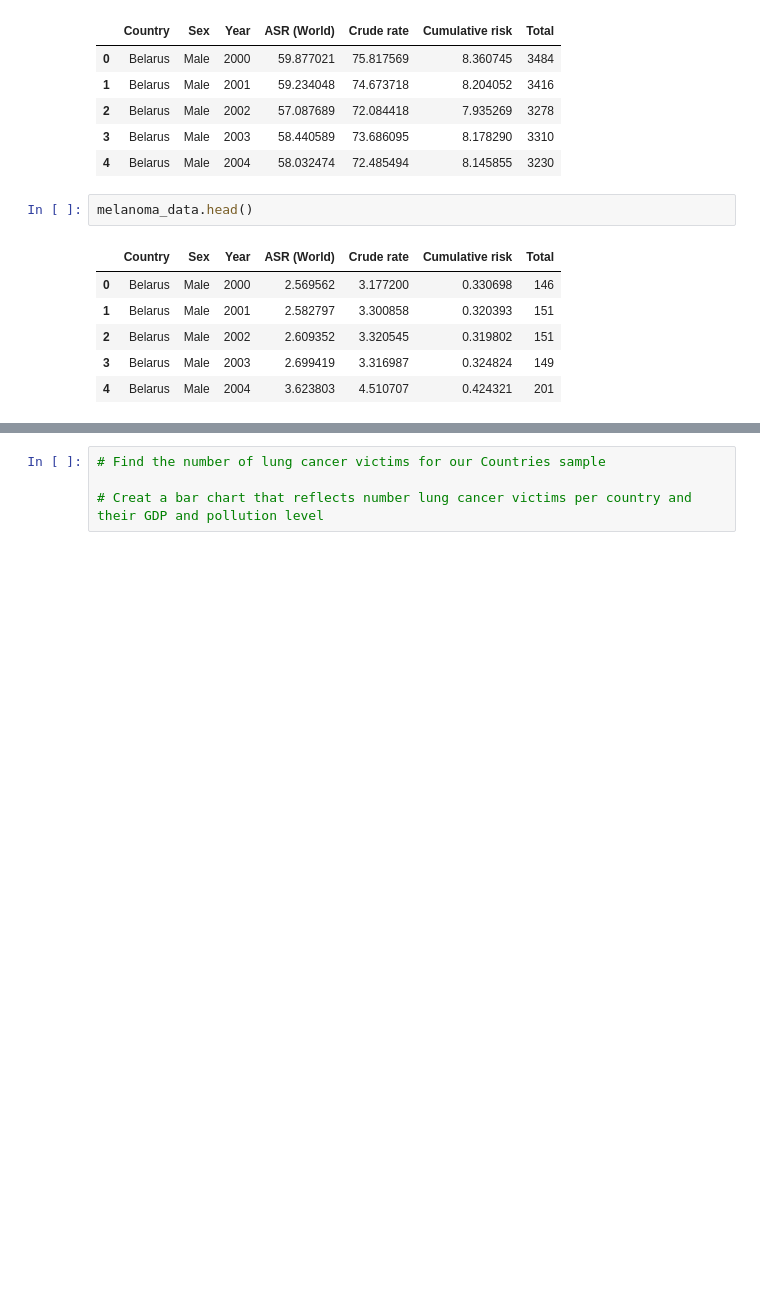
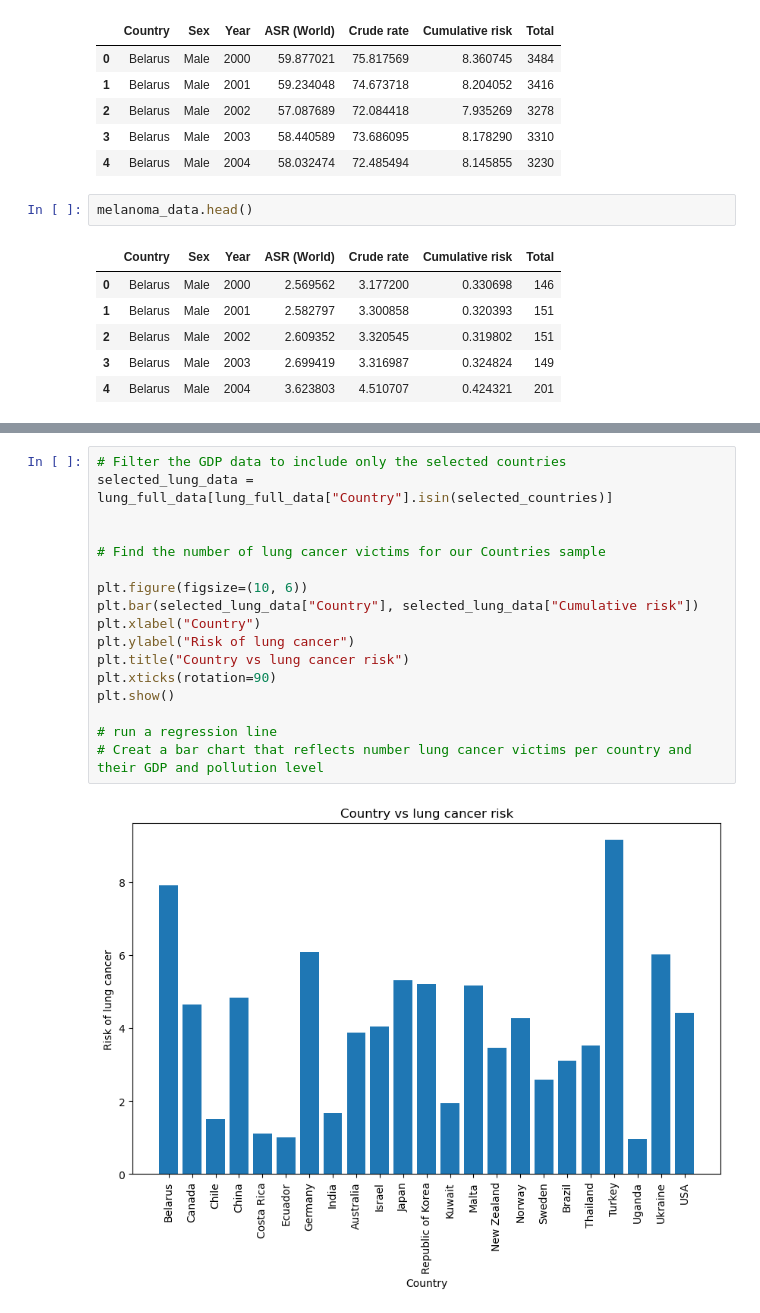
Before and after one commit to rohanhpatel/nw-project-1, a Jupyter notebook: project1.ipynb, the cells around one changed output, grey strips where cells are left out. Drawn from its saved outputs; the diff is of its cells as text; blank space fills up the shorter version.

```diff
--- a/project1.ipynb
+++ b/project1.ipynb
@@ -137,8 +191,23 @@ melanoma_full_data = melanoma_pollution_data.merge(GDP_data, how='left', on='Cou
 
 # run a regression line
 # %%
+# Filter the GDP data to include only the selected countries
+selected_lung_data = lung_full_data[lung_full_data["Country"].isin(selected_countries)]
+
+
 # Find the number of lung cancer victims for our Countries sample
 
+plt.figure(figsize=(10, 6))
+plt.bar(selected_lung_data["Country"], selected_lung_data["Cumulative risk"])
+plt.xlabel("Country")
+plt.ylabel("Risk of lung cancer")
+plt.title("Country vs lung cancer risk")
+plt.xticks(rotation=90)
+plt.show()
+
+# run a regression line
 # Creat a bar chart that reflects number lung cancer victims per country and their GDP and pollution level
+# %% [output]
+[figure, added]
 # %%
 # Find the number of melanoma cancer victims for our Countries sample
```
Also changed, not shown: parts of 8 cells of this notebook.
